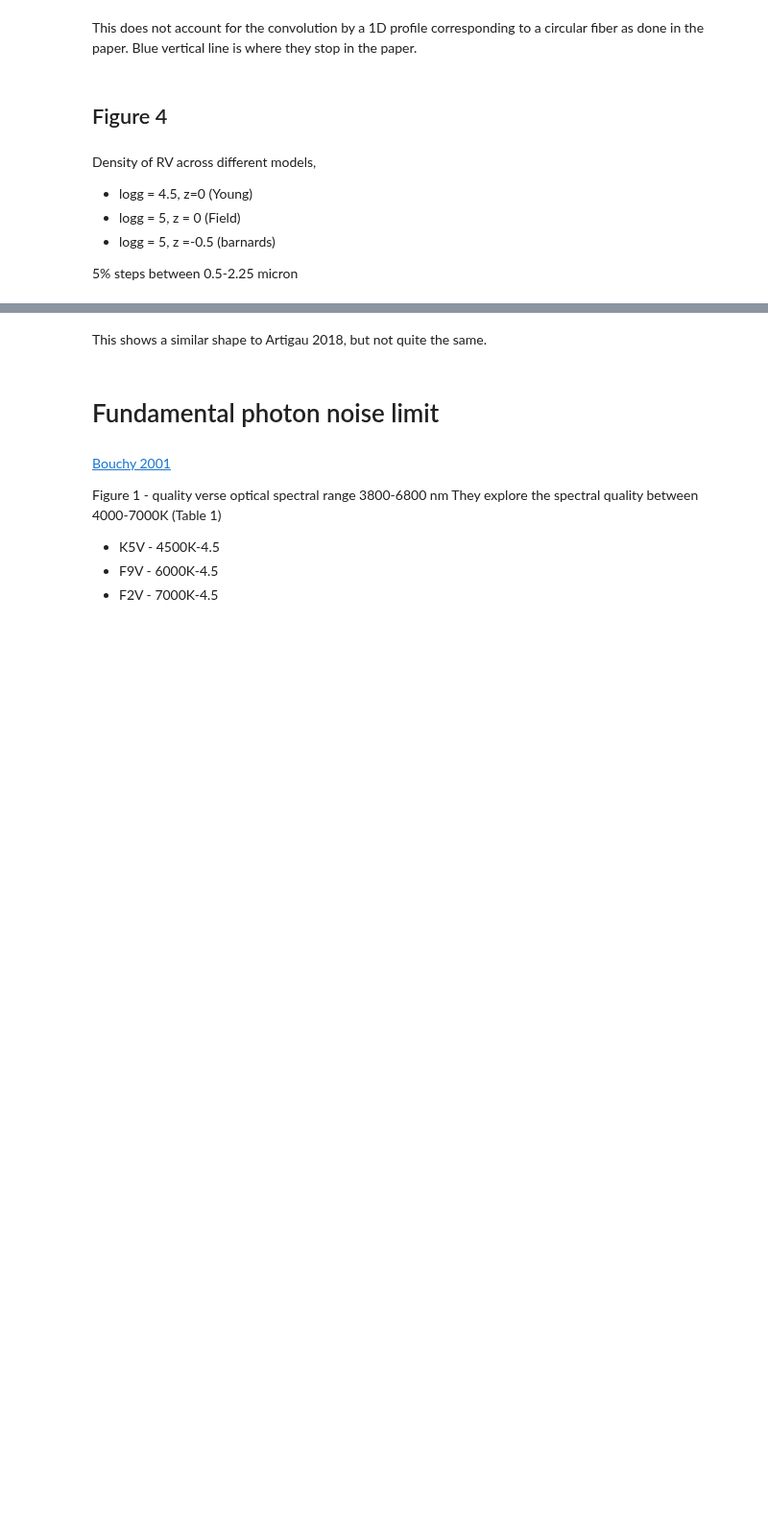
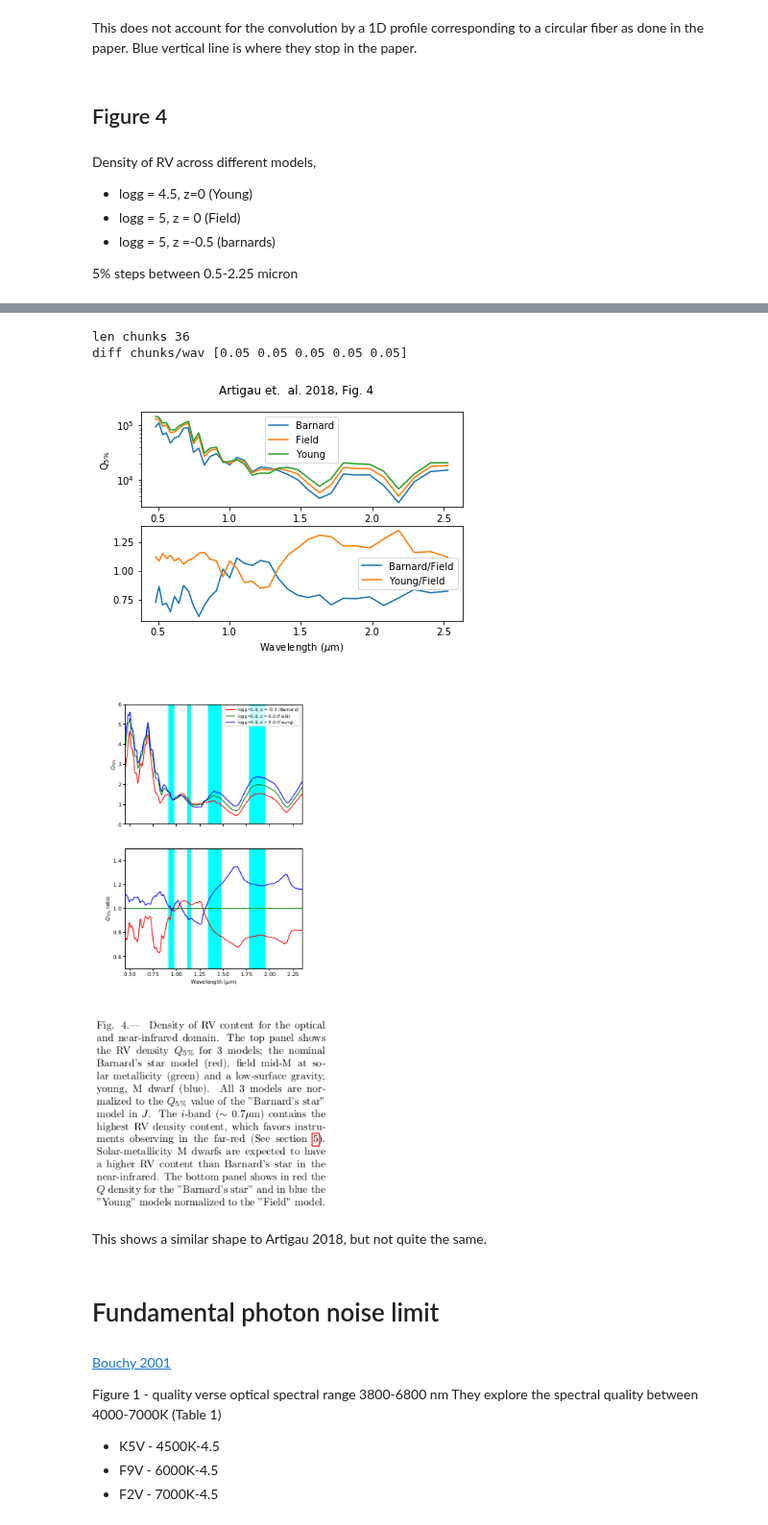
Before and after one commit to jason-neal/eniric, a Jupyter notebook: docs/Notebooks/Paper-reproductions.ipynb, the cells around one changed output, grey strips where cells are left out. Shown at 96% size. Drawn from its saved outputs; the diff is of its cells as text; code cells hidden in the pictures; blank space fills up the shorter version.

```diff
--- a/docs/Notebooks/Paper-reproductions.ipynb
+++ b/docs/Notebooks/Paper-reproductions.ipynb
@@ -171,8 +163,6 @@ chunks = log_chunks(wav, 5)  # 5%
 print( "len chunks", len(chunks))
 print("diff chunks/wav",  (np.diff(chunks)/chunks[:-1])[:5])
 # Artigau turn it into 0.2% chunks in which  $(\Delta \lambda) / lambda$ = 0.2%
-
-
 
 center_store = {}
 qual_store = {}
@@ -180,39 +170,45 @@ for target, label in zip([barnard, field, young], ["Barnard", "Field", "Young"])
 
     qual = []
     center = []
 
     for ii in range(len(chunks)-1):
         xmin = chunks[ii]
         xmax = chunks[ii+1]
 
         this_center = (xmax + xmin)/2
         center.append(this_center)
         m = (wav <= xmax) & (wav >= xmin)
 
         qual.append(quality(wav[m], target[m]))
-        # print("ii", ii, "quality =", qual[-1])
-    # plt.plot(center, qual, "*", label=l, color=cl)
-    # plt.step(center, qual, where="mid", label="model", color="C1")
+
     qual_store[label] = np.asarray(qual)
     center_store[label] = np.asarray(center)
-    #plt.semilogy(center, qual, label=label)
+
 
 plt.figure()
 ax1 = plt.subplot(211)
 for label in ["Barnard", "Field", "Young"]:
     plt.semilogy(center_store[label], qual_store[label], label=label)
     plt.legend()
-#plt.axvline(2.5)
-
+    # plt.axvline(2.5)
     plt.ylabel(r"Q$_{5\%}$")
 
 ax2 = plt.subplot(212, sharex=ax1)
 for label in ["Barnard", "Young"]:
     plt.plot(center_store[label], qual_store[label]/qual_store["Field"], label="{0}/Field".format(label))
 plt.xlabel("Wavelength ($\mu$m)")
 plt.suptitle("Artigau et.  al. 2018, Fig. 4")
 plt.legend()
 plt.show()
+
+
+# Artigau 2018 Fig 4
+Image("artigau_fig4.png")
+# %% [output]
+len chunks 36
+diff chunks/wav [0.05 0.05 0.05 0.05 0.05]
+[figure, added]
+[figure, added]
 # %% [markdown]
 This shows a similar shape to Artigau 2018, but not quite the same.
 # %% [markdown]
```
Also changed, not shown: parts of 16 cells of this notebook, 7 other files.
